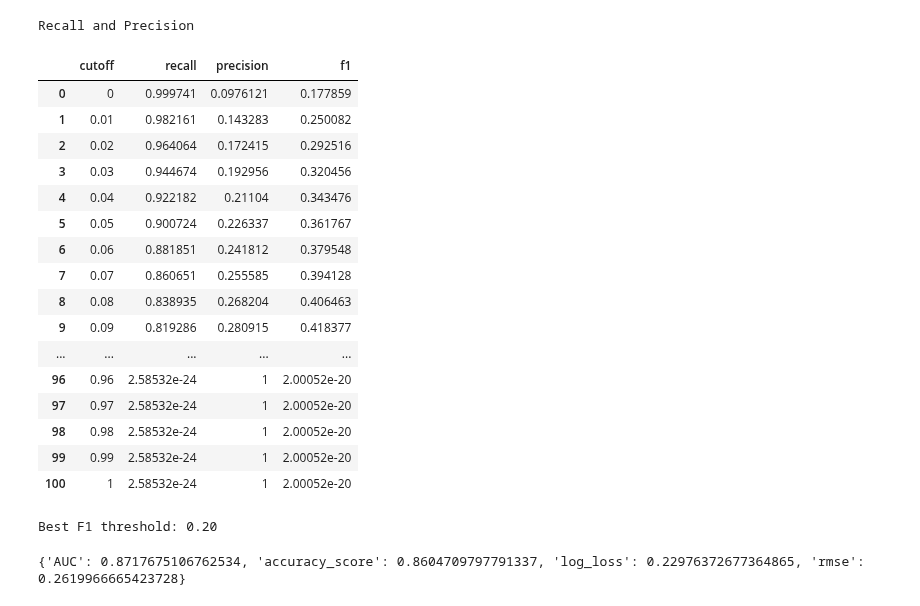
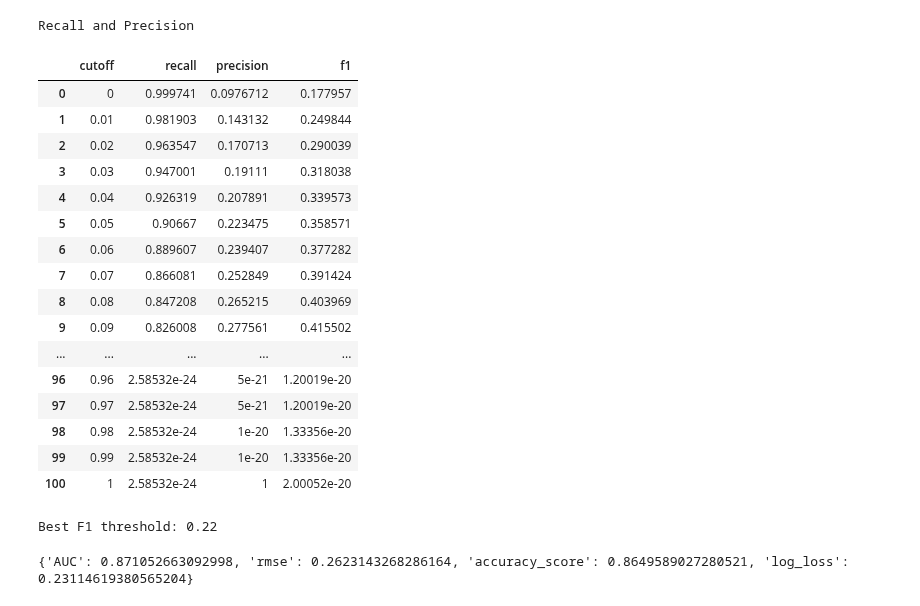
Before and after one commit to h2oai/article-information-2019, a Jupyter notebook: notebooks/ann_analysis_hmda_from_files.ipynb, the cells around one changed output. Drawn from its saved outputs; the diff is of its cells as text; code cells hidden in the pictures.

```diff
--- a/notebooks/ann_analysis_hmda_from_files.ipynb
+++ b/notebooks/ann_analysis_hmda_from_files.ipynb
@@ -10,7 +10,7 @@ from sklearn.metrics import roc_auc_score, accuracy_score, log_loss, mean_square
 # Load model from file
 xnn_dir = '/home/kimm/article-information-2019/data/xnn_output/hmda_results/'
 
-filename = 'hmda_ann_results.csv'
+filename = 'hmda_ann_results_with_Shapley.csv'
 
 TEST = pd.read_csv(xnn_dir + filename)
 
@@ -61,59 +69,59 @@ def get_prauc(frame, y, yhat, pos=1, neg=0, res=0.01):
 
         # calculate confusion matrix values
         tp = frame_[(frame_[dname] == pos) & (frame_[y] == pos)].shape[0]
         fp = frame_[(frame_[dname] == pos) & (frame_[y] == neg)].shape[0]
         tn = frame_[(frame_[dname] == neg) & (frame_[y] == neg)].shape[0]
         fn = frame_[(frame_[dname] == neg) & (frame_[y] == pos)].shape[0]
 
         # calculate precision, recall, and f1
         recall = (tp + eps)/((tp + fn) + eps)
         precision = (tp + eps)/((tp + fp) + eps)
         f1 = 2/((1/(recall + eps)) + (1/(precision + eps)))
 
         # add new values to frame
         prroc_frame = prroc_frame.append({'cutoff': cutoff,
                                           'recall': recall,
                                           'precision': precision,
                                           'f1': f1},
                                           ignore_index=True)
 
     # housekeeping
     del frame_
 
     return prroc_frame
 
 # calculate and display recall and precision
 #prauc_frame = get_prauc(test_yhat, y, yhat)
-prauc_frame = get_prauc(TEST, 'high_priced', '0')
+prauc_frame = get_prauc(TEST, 'high_priced', 'probability')
 prauc_frame.style.set_caption('Recall and Precision')
 # %% [output]
 Recall and Precision
 |  | cutoff | recall | precision | f1 |
-| 0 | 0 | 0.999741 | 0.0976121 | 0.177859 |
-| 1 | 0.01 | 0.982161 | 0.143283 | 0.250082 |
-| 2 | 0.02 | 0.964064 | 0.172415 | 0.292516 |
-| 3 | 0.03 | 0.944674 | 0.192956 | 0.320456 |
-| 4 | 0.04 | 0.922182 | 0.21104 | 0.343476 |
-| 5 | 0.05 | 0.900724 | 0.226337 | 0.361767 |
-| 6 | 0.06 | 0.881851 | 0.241812 | 0.379548 |
-| 7 | 0.07 | 0.860651 | 0.255585 | 0.394128 |
-| 8 | 0.08 | 0.838935 | 0.268204 | 0.406463 |
-| 9 | 0.09 | 0.819286 | 0.280915 | 0.418377 |
+| 0 | 0 | 0.999741 | 0.0976712 | 0.177957 |
+| 1 | 0.01 | 0.981903 | 0.143132 | 0.249844 |
+| 2 | 0.02 | 0.963547 | 0.170713 | 0.290039 |
+| 3 | 0.03 | 0.947001 | 0.19111 | 0.318038 |
+| 4 | 0.04 | 0.926319 | 0.207891 | 0.339573 |
+| 5 | 0.05 | 0.90667 | 0.223475 | 0.358571 |
+| 6 | 0.06 | 0.889607 | 0.239407 | 0.377282 |
+| 7 | 0.07 | 0.866081 | 0.252849 | 0.391424 |
+| 8 | 0.08 | 0.847208 | 0.265215 | 0.403969 |
+| 9 | 0.09 | 0.826008 | 0.277561 | 0.415502 |
 | ... | ... | ... | ... | ... |
-| 96 | 0.96 | 2.58532e-24 | 1 | 2.00052e-20 |
-| 97 | 0.97 | 2.58532e-24 | 1 | 2.00052e-20 |
-| 98 | 0.98 | 2.58532e-24 | 1 | 2.00052e-20 |
-| 99 | 0.99 | 2.58532e-24 | 1 | 2.00052e-20 |
+| 96 | 0.96 | 2.58532e-24 | 5e-21 | 1.20019e-20 |
+| 97 | 0.97 | 2.58532e-24 | 5e-21 | 1.20019e-20 |
+| 98 | 0.98 | 2.58532e-24 | 1e-20 | 1.33356e-20 |
+| 99 | 0.99 | 2.58532e-24 | 1e-20 | 1.33356e-20 |
 | 100 | 1 | 2.58532e-24 | 1 | 2.00052e-20 |
 # %%
 xnn_cut = prauc_frame.loc[prauc_frame['f1'].idxmax(), 'cutoff'] # value associated w/ index of max. F1
 print('Best F1 threshold: %.2f' % xnn_cut)
 # %% [output]
-Best F1 threshold: 0.20
+Best F1 threshold: 0.22
 # %%
 # Calculate test statistics
-Prediction = list(TEST['0'])
-Classification = list(TEST['0'].apply(lambda x: int(x >= 0.20)))
+Prediction = list(TEST['probability'])
+Classification = list(TEST['probability'].apply(lambda x: int(x >= 0.22)))
 Actual = list(TEST['high_priced'].apply(int))
 
 test_statistics = {}
@@ -125,4 +133,4 @@ test_statistics['rmse'] = math.sqrt(mean_squared_error(Actual, Prediction))
 
 print(test_statistics)
 # %% [output]
-{'AUC': 0.8717675106762534, 'accuracy_score': 0.8604709797791337, 'log_loss': 0.22976372677364865, 'rmse': 0.2619966665423728}
+{'AUC': 0.871052663092998, 'rmse': 0.2623143268286164, 'accuracy_score': 0.8649589027280521, 'log_loss': 0.23114619380565204}
```
Also changed, not shown: parts of 1 cell of this notebook, 4 other files.
